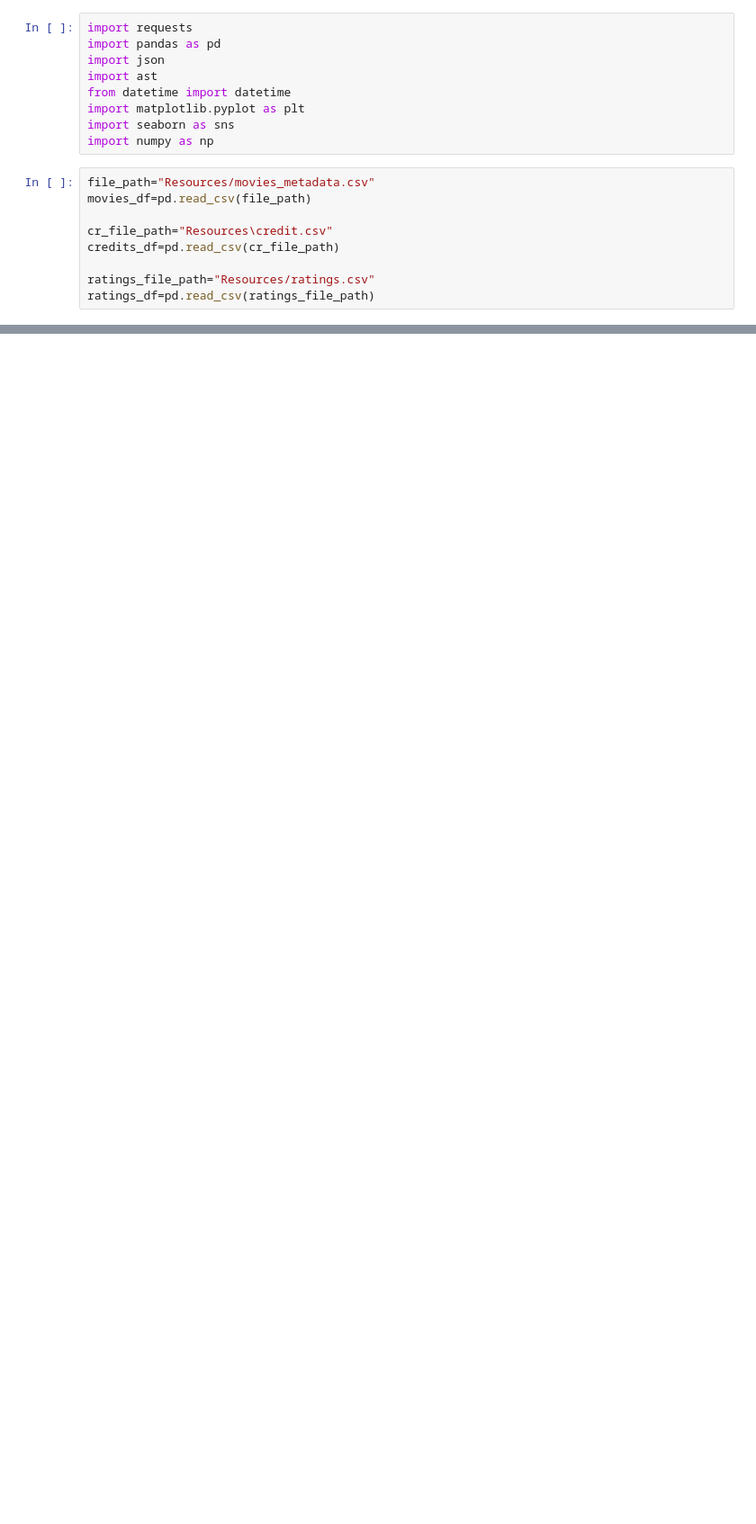
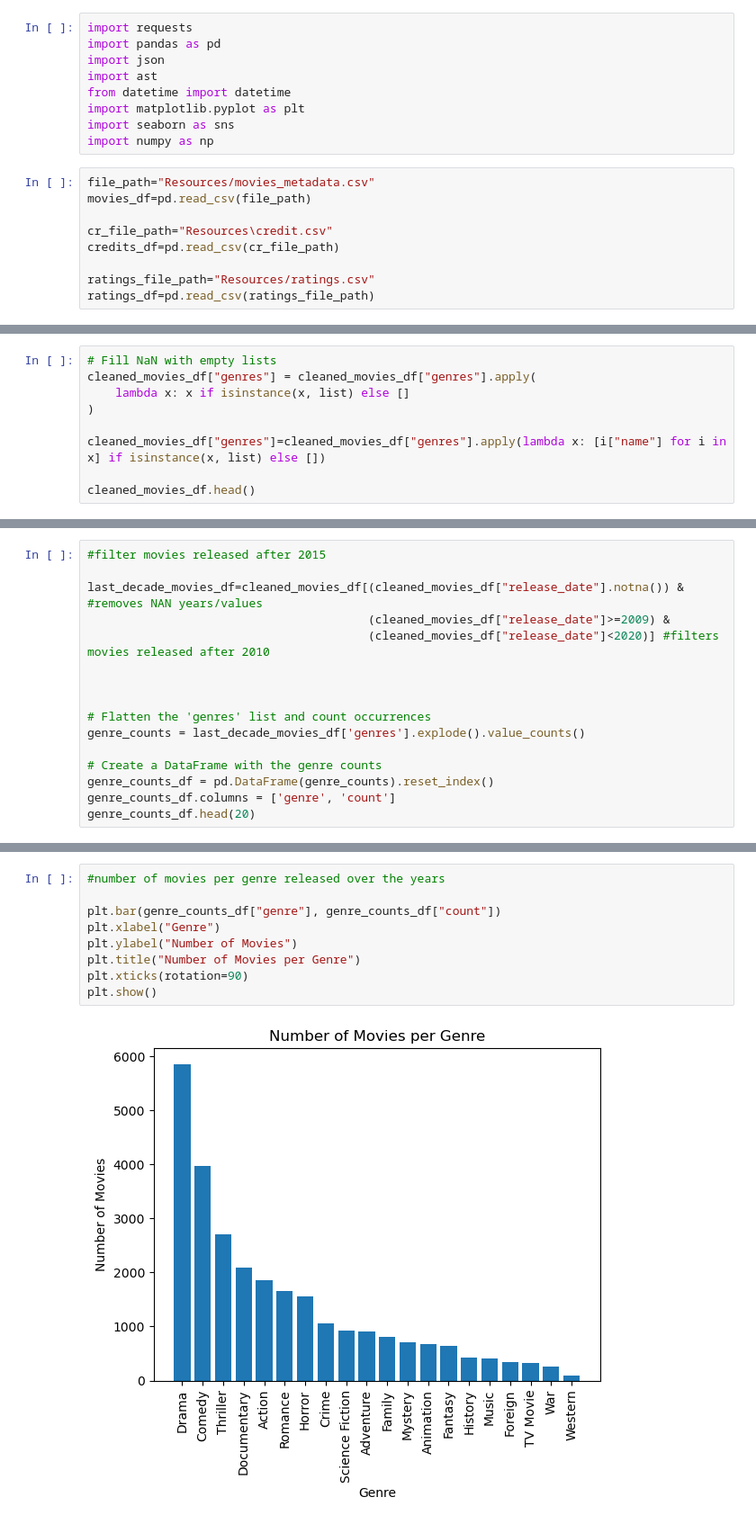
Before and after one commit to tinpham1/5iveCoders, a Jupyter notebook: Project 1/main.ipynb, the cells around one changed output, grey strips where cells are left out. Shown at 90% size. Saved outputs shown, nothing was run; the diff lists cells and outputs as text; blank space fills up the shorter version.

```diff
--- a/Project 1/main.ipynb
+++ b/Project 1/main.ipynb
@@ -18,0 +39,9 @@ ratings_df=pd.read_csv(ratings_file_path)
+# %%
+# Fill NaN with empty lists
+cleaned_movies_df["genres"] = cleaned_movies_df["genres"].apply(
+    lambda x: x if isinstance(x, list) else []
+)
+
+cleaned_movies_df["genres"]=cleaned_movies_df["genres"].apply(lambda x: [i["name"] for i in x] if isinstance(x, list) else [])
+
+cleaned_movies_df.head()
@@ -18,0 +55,16 @@ ratings_df=pd.read_csv(ratings_file_path)
+# %%
+#filter movies released after 2015
+
+last_decade_movies_df=cleaned_movies_df[(cleaned_movies_df["release_date"].notna()) & #removes NAN years/values
+                                        (cleaned_movies_df["release_date"]>=2009) &
+                                        (cleaned_movies_df["release_date"]<2020)] #filters movies released after 2010
+
+
+
+# Flatten the 'genres' list and count occurrences
+genre_counts = last_decade_movies_df['genres'].explode().value_counts()
+
+# Create a DataFrame with the genre counts
+genre_counts_df = pd.DataFrame(genre_counts).reset_index()
+genre_counts_df.columns = ['genre', 'count']
+genre_counts_df.head(20)
@@ -18,0 +89,11 @@ ratings_df=pd.read_csv(ratings_file_path)
+# %%
+#number of movies per genre released over the years
+
+plt.bar(genre_counts_df["genre"], genre_counts_df["count"])
+plt.xlabel("Genre")
+plt.ylabel("Number of Movies")
+plt.title("Number of Movies per Genre")
+plt.xticks(rotation=90)
+plt.show()
+# %% [output]
+[figure, added]
```
Also changed, not shown: parts of 14 cells of this notebook, 1 other file.
